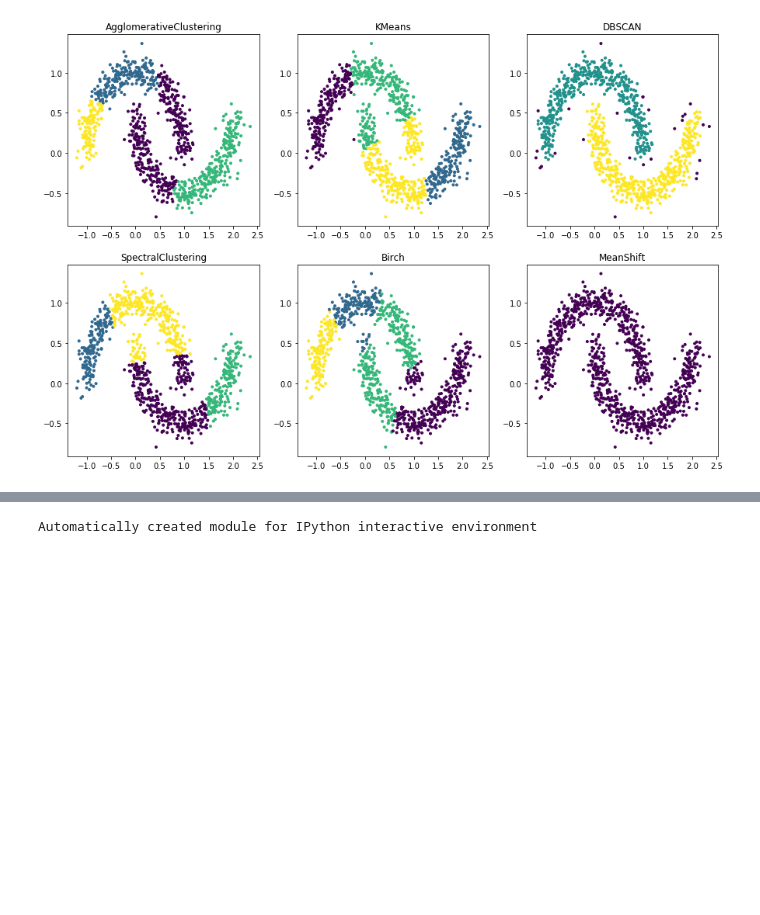
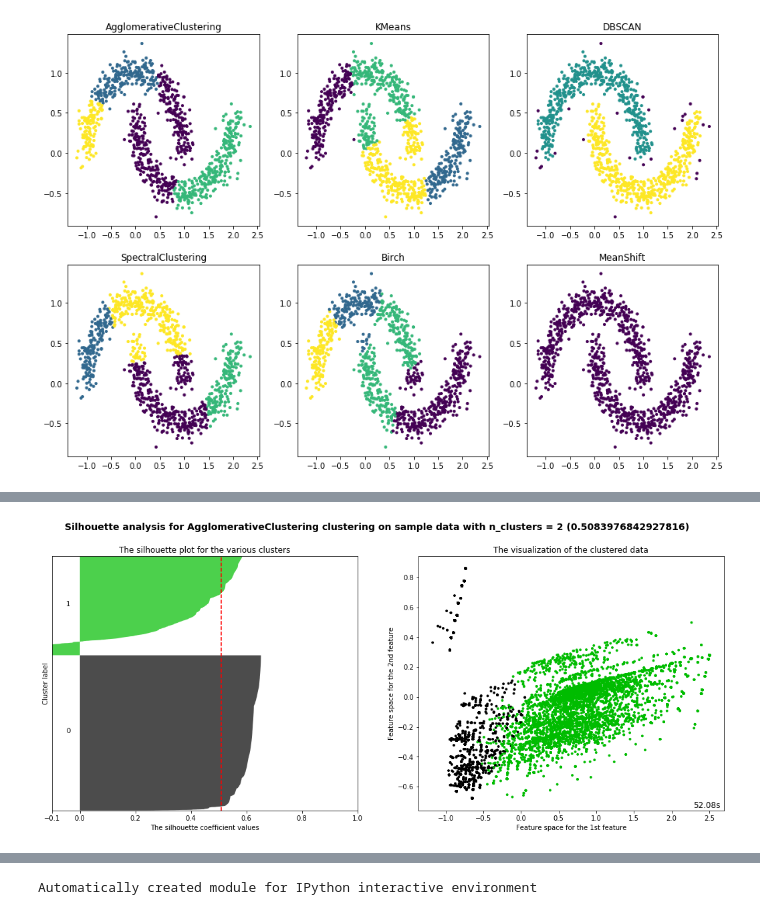
Before and after one commit to wonanut/Algorithms_JOBS, a Jupyter notebook: 机器学习/聚类/聚类.ipynb, the cells around one changed output, grey strips where cells are left out. Cells and saved outputs as stored; diff of their text form; code cells hidden in the pictures; blank space fills up the shorter version.

```diff
--- a/机器学习/聚类/聚类.ipynb
+++ b/机器学习/聚类/聚类.ipynb
@@ -283,0 +299,98 @@ Text(0.5, 1.0, 'MeanShift')
+# %%
+# 不同簇个数聚类结果对比
+from sklearn.datasets import make_circles
+import matplotlib.pyplot as plt
+import numpy as np
+from sklearn.cluster import KMeans, DBSCAN, SpectralClustering, Birch, MeanShift, AgglomerativeClustering
+from sklearn.metrics import silhouette_score, silhouette_samples
+from sklearn.decomposition import PCA
+import pandas as pd
+import time
+import functools
+import matplotlib.cm as cm
+
+
+def cluster_test(model_name, model, X, clusters_list = [2,3,4,5,6,7]):
+    for n_clusters in clusters_list:
+        if hasattr(model, "n_clusters"):
+            model.set_params(n_clusters = n_clusters)
+        elif len(clusters_list) >= 2 and n_clusters == clusters_list[1]:
+            print("{} do not have parameter 'n_clusters', return automatically.".format(model_name))
+            return
+
+        fig, (ax1, ax2) = plt.subplots(1, 2)
+        fig.set_size_inches(18, 7)
+
+        ax1.set_xlim([-0.1, 1])
+        ax1.set_ylim([0, X.shape[0] + (n_clusters + 1) * 10])
+
+        clusterer, t = cluster_function(model_name, model, X)
+        cluster_labels = clusterer.labels_
+        silhouette_avg = silhouette_score(X, cluster_labels)
+        print("For n_clusters = ", n_clusters, " the average silhoutte_score is ", silhouette_avg)
+        sample_silhouette_values = silhouette_samples(X, cluster_labels)
+
+        y_lower = 10
+        for i in range(n_clusters):
+            ith_cluster_silhouette_values = sample_silhouette_values[cluster_labels == i]
+            ith_cluster_silhouette_values.sort()
+            size_cluster_i = ith_cluster_silhouette_values.shape[0]
+            y_upper = y_lower + size_cluster_i
+            color = cm.nipy_spectral(float(i) / n_clusters)
+
+            ax1.fill_betweenx(np.arange(y_lower, y_upper), ith_cluster_silhouette_values, facecolor = color, alpha = 0.7)
+            ax1.text(-0.05, y_lower + 0.5 * size_cluster_i, str(i))
+            y_lower = y_upper + 10
+
+        ax1.set_title("The silhouette plot for the various clusters")
+        ax1.set_xlabel("The silhouette coefficient values")
+        ax1.set_ylabel("Cluster label")
+        ax1.axvline(x = silhouette_avg, color = 'red', linestyle = "--")
+        ax1.set_yticks([])
+        ax1.set_xticks([-0.1, 0, 0.2, 0.4, 0.6, 0.8, 1])
+
+        colors = cm.nipy_spectral(cluster_labels.astype(float) / n_clusters)
+        ax2.scatter(pca_result[:,0], pca_result[:,1], marker = 'o', s = 8, c = colors)
+        if hasattr(clusterer, 'cluster_centers_'):
+            centers = clusterer.cluster_centers_
+            ax2.scatter(centers[:, 0], centers[:, 1], marker = 'x', c = 'red', alpha = 1, s = 200)
+        ax2.text(.99, .01, ('%.2fs' % (t)).lstrip('0'), transform=plt.gca().transAxes, size=12,horizontalalignment='right')
+        ax2.set_title("The visualization of the clustered data")
+        ax2.set_xlabel("Feature space for the 1st feature")
+        ax2.set_ylabel("Feature space for the 2nd feature")
+
+        plt.suptitle("Silhouette analysis for {} clustering on sample data with n_clusters = {} ({})".format(model_name, n_clusters, silhouette_avg), fontsize = 14, fontweight="bold")
+        plt.show()
+
+
+def time_cost(func):
+    @functools.wraps(func)
+    def wrapper(*args, **kwargs):
+        t0 = time.time()
+        func(*args, **kwargs)
+        t1 = time.time()
+        return func(*args, **kwargs), t1 - t0
+    return wrapper
+
+
+@time_cost
+def cluster_function(model_name, model, data):
+    model = model.fit(data)
+    return model
+
+
+def load_data(file):
+    assert file != ''
+    df = pd.read_csv(file)
+    x = df.values
+    pca = PCA(n_components=2)
+    pca_result = pca.fit_transform(x)
+    return x, pca_result
+
+
+# 加载数据
+x, pca_result = load_data('/mnt/X500/farmers/tongyao/insertsizes/data.csv')
+
+# cluster_test("KMeans", KMeans(random_state = 10), x)
+cluster_test("AgglomerativeClustering", AgglomerativeClustering(), x)
+# %% [output]
@@ -283,0 +398 @@ Text(0.5, 1.0, 'MeanShift')
+[figure, added]
```
Also changed, not shown: parts of 8 cells of this notebook.
